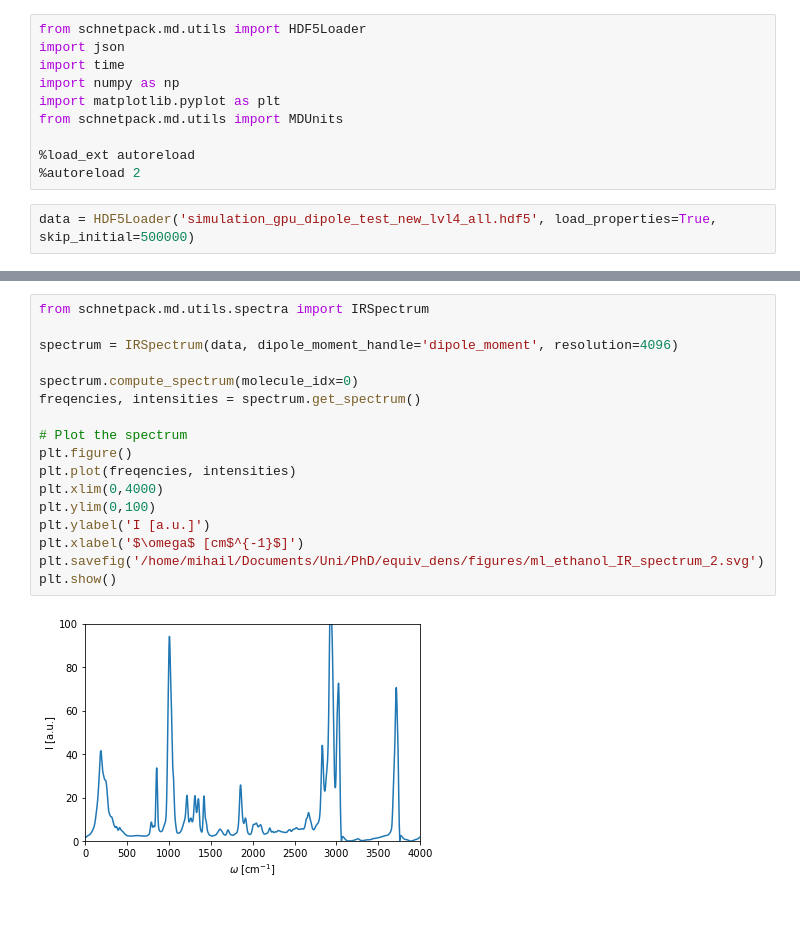
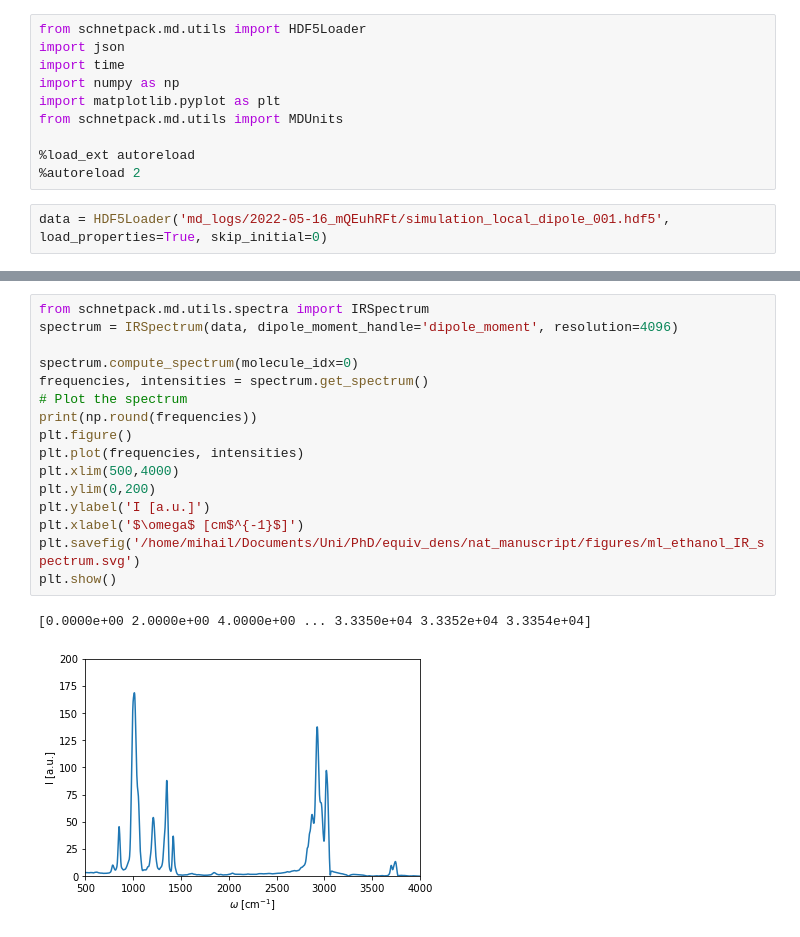
Before and after one commit to MihailBogojeski/equiv_dens_ml, a Jupyter notebook: schnetpack_md_ir_spectra.ipynb, the cells around one changed output, grey strips where cells are left out. Saved outputs shown, nothing was run; the diff lists cells and outputs as text.

```diff
--- a/schnetpack_md_ir_spectra.ipynb
+++ b/schnetpack_md_ir_spectra.ipynb
@@ -9,7 +9,7 @@ from schnetpack.md.utils import MDUnits
 %load_ext autoreload
 %autoreload 2
 # %%
-data = HDF5Loader('simulation_gpu_dipole_test_new_lvl4_all.hdf5', load_properties=True, skip_initial=500000)
+data = HDF5Loader('md_logs/2022-05-16_mQEuhRFt/simulation_local_dipole_001.hdf5', load_properties=True, skip_initial=0)
 # %%
 energies = data.get_property('energy')
 print('Shape:', energies.shape)
@@ -192,19 +192,19 @@ plt.show()
 # %%
 from schnetpack.md.utils.spectra import IRSpectrum
-
 spectrum = IRSpectrum(data, dipole_moment_handle='dipole_moment', resolution=4096)
 
 spectrum.compute_spectrum(molecule_idx=0)
-freqencies, intensities = spectrum.get_spectrum()
-
+frequencies, intensities = spectrum.get_spectrum()
 # Plot the spectrum
+print(np.round(frequencies))
 plt.figure()
-plt.plot(freqencies, intensities)
-plt.xlim(0,4000)
-plt.ylim(0,100)
+plt.plot(frequencies, intensities)
+plt.xlim(500,4000)
+plt.ylim(0,200)
 plt.ylabel('I [a.u.]')
 plt.xlabel('$\omega$ [cm$^{-1}$]')
-plt.savefig('/home/mihail/Documents/Uni/PhD/equiv_dens/figures/ml_ethanol_IR_spectrum_2.svg')
+plt.savefig('/home/mihail/Documents/Uni/PhD/equiv_dens/nat_manuscript/figures/ml_ethanol_IR_spectrum.svg')
 plt.show()
 # %% [output]
+[0.0000e+00 2.0000e+00 4.0000e+00 ... 3.3350e+04 3.3352e+04 3.3354e+04]
-[figure, old version]
+[figure, new version]
```
Also changed, not shown: parts of 15 cells of this notebook, 2 other files.
